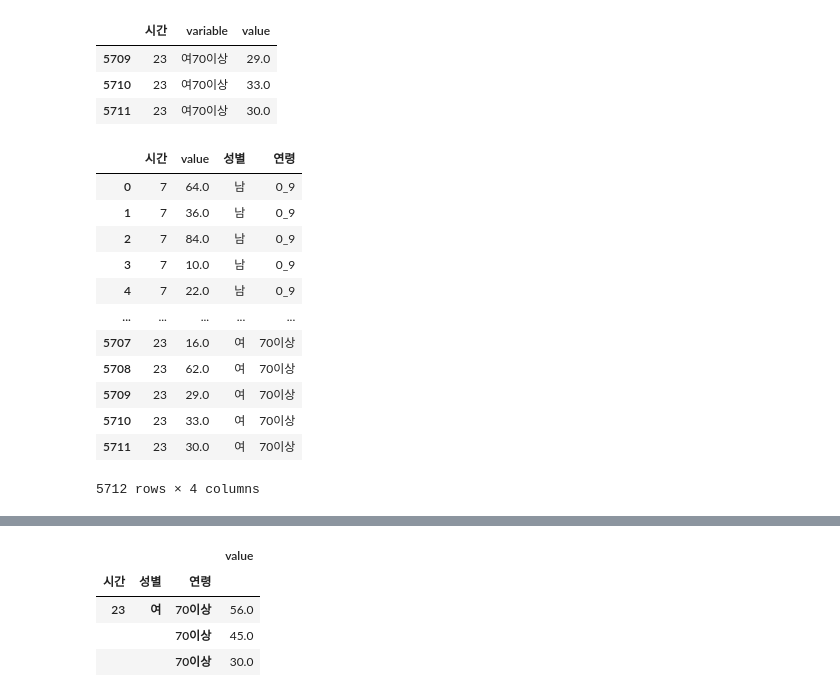
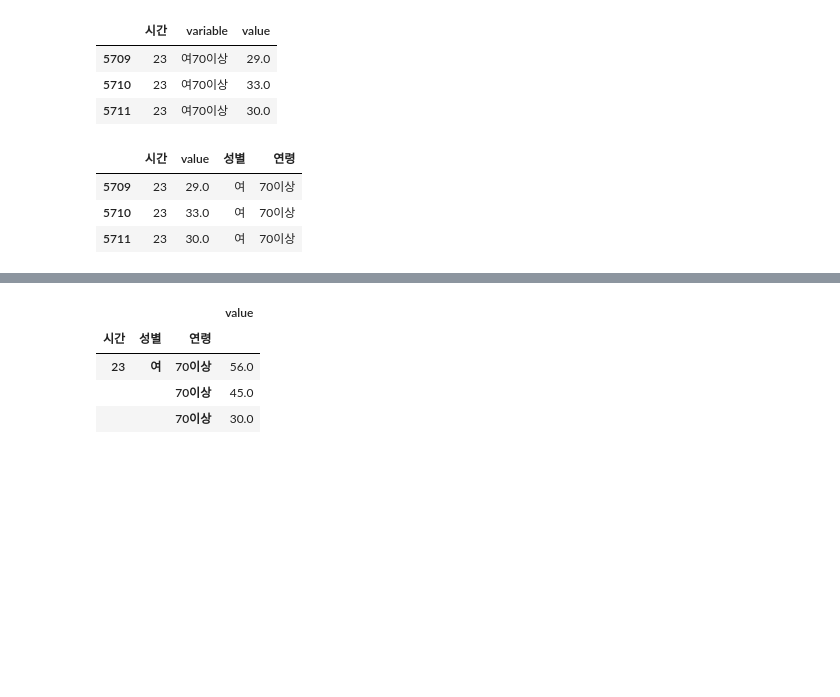
Before and after one commit to datainworld/brunch, a Jupyter notebook: 브런치_생활인구.ipynb, the cells around one changed output, grey strips where cells are left out. Cells and saved outputs as stored; diff of their text form; code cells hidden in the pictures; blank space fills up the shorter version.

```diff
--- a/브런치_생활인구.ipynb
+++ b/브런치_생활인구.ipynb
@@ -112,21 +116,14 @@ local_2018_melt.tail(3)
 | 5710 | 23 | 여70이상 | 33.0 |
 | 5711 | 23 | 여70이상 | 30.0 |
 # %%
+# 성별과 연령 컬럼 추출
+
 local_2018_melt['성별'] = local_2018_melt.variable.str.slice(start=0, stop=1)
 local_2018_melt['연령'] = local_2018_melt.variable.str.slice(start=1, stop=99)
 local_2018_melt.drop(columns='variable', axis=1, inplace=True)
-local_2018_melt
+local_2018_melt.tail(3)
 # %% [output]
 |  | 시간 | value | 성별 | 연령 |
-| 0 | 7 | 64.0 | 남 | 0_9 |
-| 1 | 7 | 36.0 | 남 | 0_9 |
-| 2 | 7 | 84.0 | 남 | 0_9 |
-| 3 | 7 | 10.0 | 남 | 0_9 |
-| 4 | 7 | 22.0 | 남 | 0_9 |
-| ... | ... | ... | ... | ... |
-| 5707 | 23 | 16.0 | 여 | 70이상 |
-| 5708 | 23 | 62.0 | 여 | 70이상 |
 | 5709 | 23 | 29.0 | 여 | 70이상 |
 | 5710 | 23 | 33.0 | 여 | 70이상 |
 | 5711 | 23 | 30.0 | 여 | 70이상 |
-5712 rows × 4 columns
```
Also changed, not shown: parts of 13 cells of this notebook.
